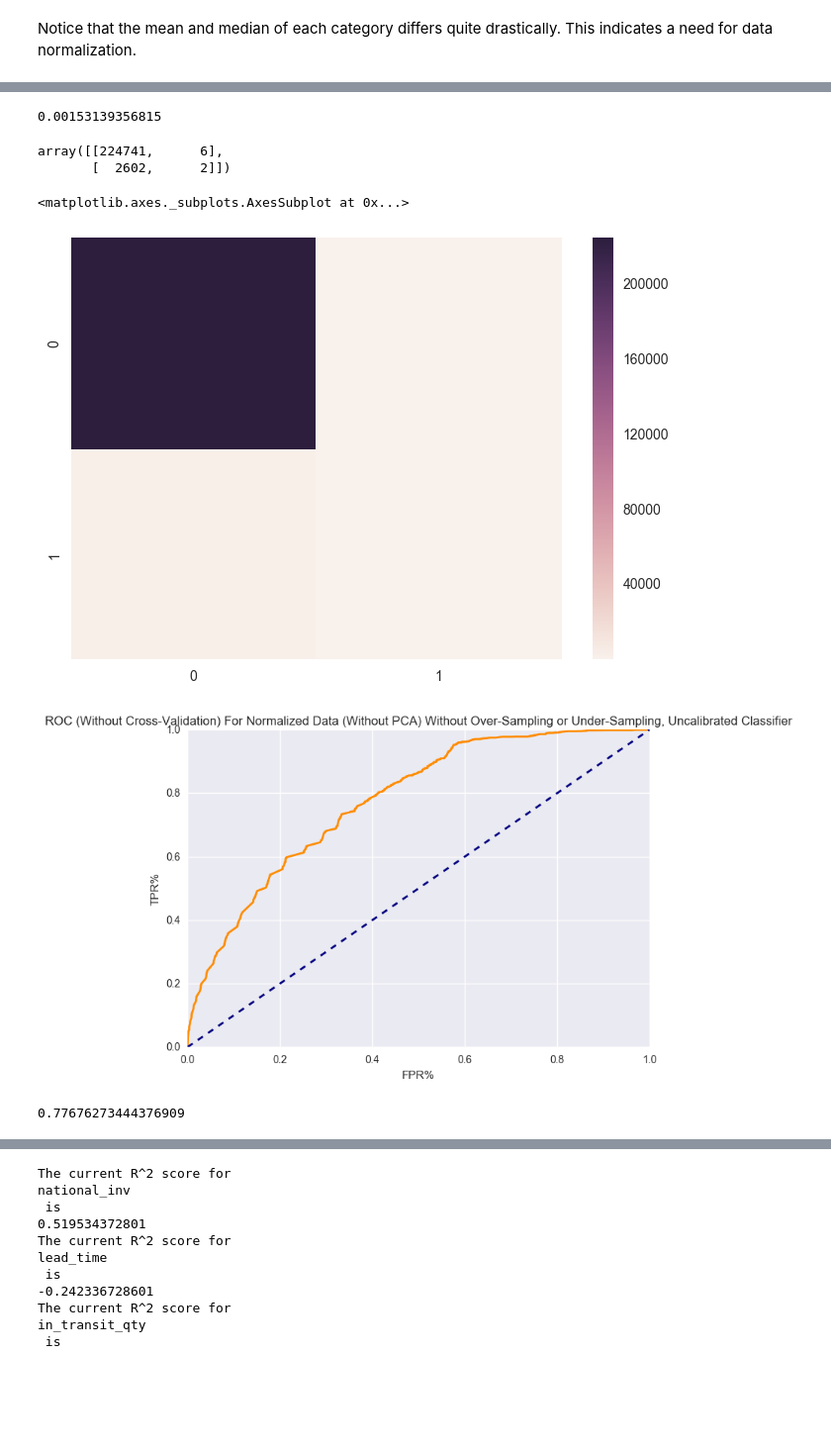
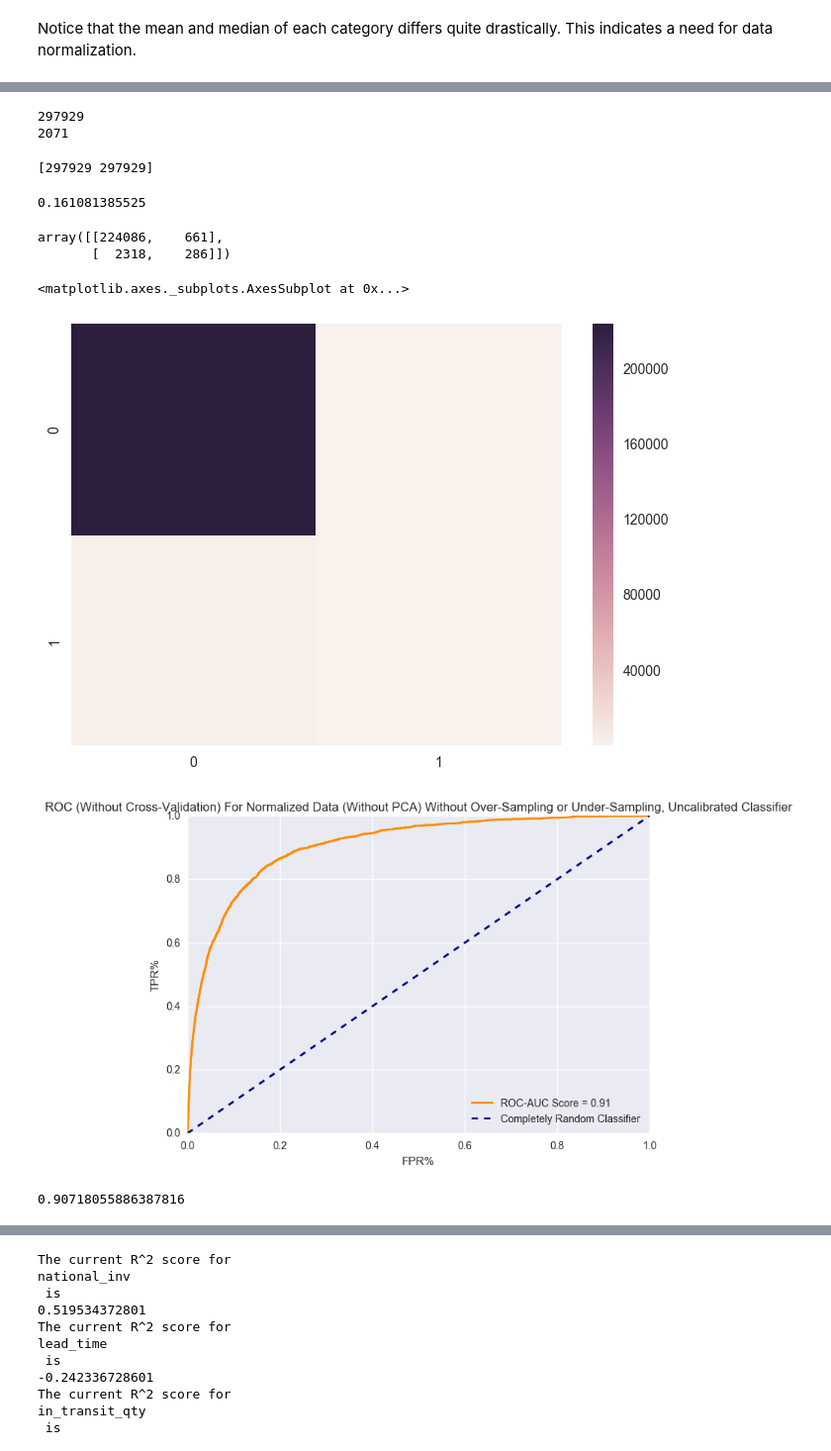
Before and after one commit to JamesKhoaNguyen/predicting_backorders, a Jupyter notebook: product_backorders.ipynb, the cells around one changed output, grey strips where cells are left out. Shown at 99% size. Drawn from its saved outputs; the diff is of its cells as text; code cells hidden in the pictures; blank space fills up the shorter version.

Commit message:
feat: tested SMOTE algorithm for PCA and non-PCAed data

```diff
--- a/product_backorders.ipynb
+++ b/product_backorders.ipynb
@@ -137,3 +102,21 @@ display(binary_features)"""
+# %%
+samples = training_data.sample(300000,random_state = 36)
+X_train_temp = samples.drop('went_on_backorder',axis = 1).values
+y_train_temp = samples['went_on_backorder'].values
+X_test_temp = testing_data.drop('went_on_backorder', axis = 1).values
+y_test_temp = testing_data['went_on_backorder'].values
+print len(samples[samples['went_on_backorder'] == 0])
+print len(samples[samples['went_on_backorder'] == 1])
+# %% [output]
+297929
+2071
+# %%
+from imblearn.over_sampling import SMOTE
+sm = SMOTE(random_state = 12, ratio = 1.0)
+x_smote_training_data, y_smote_training_data = sm.fit_sample(X_train_temp, y_train_temp)
+print(np.bincount(y_smote_training_data))
+# %% [output]
+[297929 297929]
 # %%
 from sklearn.preprocessing import normalize
 qty_related = ['national_inv', 'in_transit_qty', 'forecast_3_month',
@@ -145,20 +129,18 @@ samples[qty_related] = normalize(samples[qty_related], axis=1)
 # %%
 #Without any preprocessing, normalization, just using the out-of-the-box Random Forest Classifier
 #strange thing is that as the number of trees grow, the model's F1 score gets lower and lower
+#keep in mind that F1 score is affected by class imbalance, refer to paper
 from sklearn.ensemble import RandomForestClassifier
 from sklearn import metrics
-X_train_temp = samples.drop('went_on_backorder',axis = 1).values
-y_train_temp = samples['went_on_backorder'].values
-X_test_temp = testing_data.drop('went_on_backorder', axis = 1).values
-y_test_temp = testing_data['went_on_backorder'].values
 clf_temp = RandomForestClassifier(n_estimators=100, max_depth = 15)
-clf_temp = clf_temp.fit(X_train_temp, y_train_temp)
+#clf_temp = clf_temp.fit(X_train_temp, y_train_temp)
+clf_temp = clf_temp.fit(x_smote_training_data, y_smote_training_data)
 y_predict_temp = clf_temp.predict(X_test_temp)
 score_temp = metrics.f1_score(y_test_temp, y_predict_temp)
 y_predict_temp_proba = clf_temp.predict_proba(X_test_temp)
 print score_temp
 # %% [output]
-0.00153139356815
+0.161081385525
 # %%
 import matplotlib.pyplot as plt
 #taking a look at confusion matrix for the base Random Forest Classifier without class balancing
@@ -169,27 +151,23 @@ cm = confusion_matrix(y_test_temp, y_predict_temp)
 display(cm)
 sn.heatmap(cm)
 # %% [output]
-array([[224741,      6],
-       [  2602,      2]])
+array([[224086,    661],
+       [  2318,    286]])
 <matplotlib.axes._subplots.AxesSubplot at 0x...>
 [figure]
 # %%
 #time to do ROC curve analysis
 from sklearn.metrics import roc_curve, roc_auc_score
 base_auc_score = roc_auc_score(y_test_temp, y_predict_temp_proba[:,1])
 fpr, tpr, thresholds = roc_curve(y_test_temp, y_predict_temp_proba[:,1])
 plt.plot(fpr,tpr, color='darkorange',lw=2, label = 'ROC-AUC Score = %0.2f' % base_auc_score)
-plt.plot([0, 1], [0, 1], color='navy', lw=2, linestyle='--', label = 'dog')
+plt.plot([0, 1], [0, 1], color='navy', lw=2, linestyle='--', label = 'Completely Random Classifier')
 plt.xlabel("FPR%")
 plt.ylabel("TPR%")
+plt.legend(loc='lower right')
 plt.title("ROC (Without Cross-Validation) For Normalized Data (Without PCA) Without Over-Sampling or Under-Sampling, Uncalibrated Classifier")
 plt.show()
+display(base_auc_score)
 # %% [output]
-[figure, old version]
+[figure, new version]
+0.90718055886387816
-# %%
-#time to get the ROC-AUC Score
-from sklearn.metrics import roc_auc_score
-base_auc_score = roc_auc_score(y_test_temp, y_predict_temp_proba[:,1])
-display(base_auc_score)
-# %% [output]
-0.77676273444376909
```
Also changed, not shown: parts of 8 cells of this notebook.
